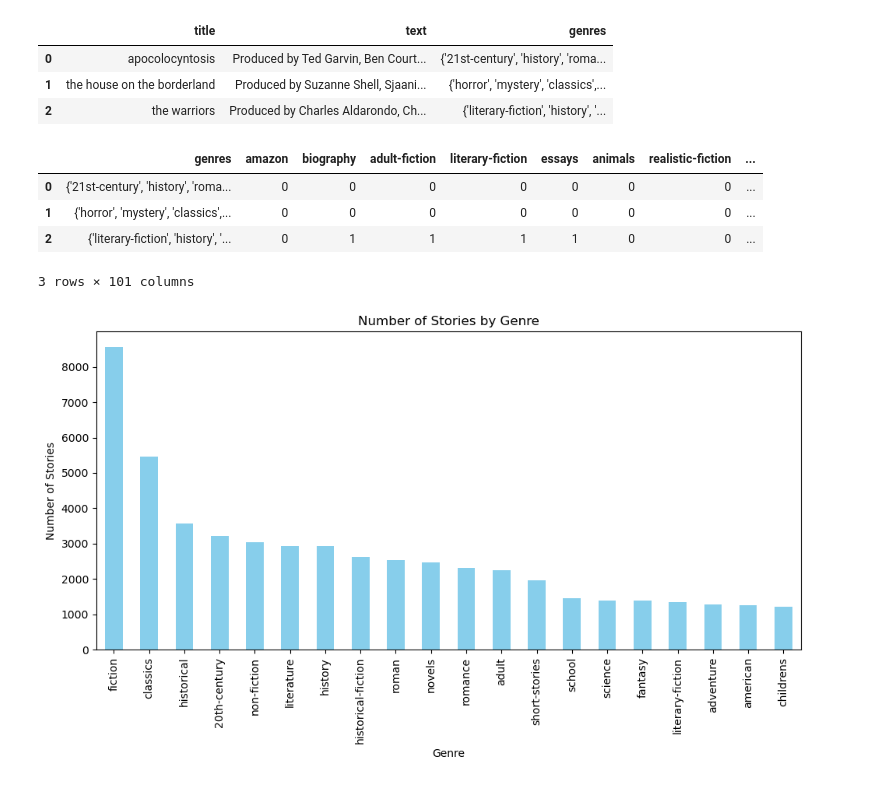
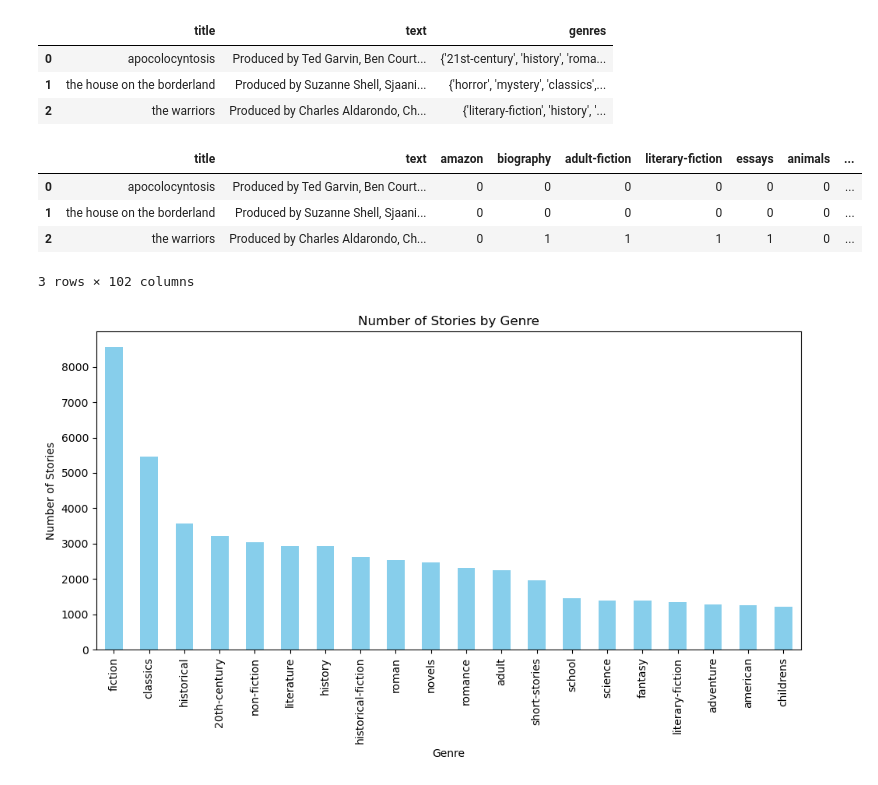
Before and after one commit to LoombaSetu/talk-BERTy-to-me, a Jupyter notebook: exploration.ipynb, the cells around one changed output. Drawn from its saved outputs; the diff is of its cells as text; code cells hidden in the pictures.

```diff
--- a/exploration.ipynb
+++ b/exploration.ipynb
@@ -33,19 +33,20 @@ universal_set_list = list(universal_set)
 # %%
-def OneHotEncodeGenres(genres):
-    return [1 if genre in genres else 0 for genre in universal_set_list]
+# def OneHotEncodeGenres(genres):
+#     return [1 if genre in genres else 0 for genre in universal_set_list]
 
-data_gutenberg.loc[:,'genre_one_hot'] = data_gutenberg['genres'].apply(lambda x: OneHotEncodeGenres(x))
+# data_gutenberg.loc[:,'genre_one_hot'] = data_gutenberg['genres'].apply(lambda x: OneHotEncodeGenres(x))
 # %%
-genre_df = pd.DataFrame(data_gutenberg['genres'])
 for genre in universal_set_list:
-    genre_df[genre] = genre_df['genres'].apply(lambda x: 1 if genre in x else 0)
+    data_gutenberg[genre] = data_gutenberg['genres'].apply(lambda x: 1 if genre in x else 0)
 
-genre_df.head(3)
+data_gutenberg.drop(columns=['genres'], inplace=True)
-# %% [output]
-|  | genres | amazon | biography | adult-fiction | literary-fiction | essays | animals | realistic-fiction | ... |
-| 0 | {'21st-century', 'history', 'roma... | 0 | 0 | 0 | 0 | 0 | 0 | 0 | ... |
-| 1 | {'horror', 'mystery', 'classics',... | 0 | 0 | 0 | 0 | 0 | 0 | 0 | ... |
-| 2 | {'literary-fiction', 'history', '... | 0 | 1 | 1 | 1 | 1 | 0 | 0 | ... |
-3 rows × 101 columns
+# %%
+data_gutenberg.head(3)
+# %% [output]
+|  | title | text | amazon | biography | adult-fiction | literary-fiction | essays | animals | ... |
+| 0 | apocolocyntosis | Produced by Ted Garvin, Ben Court... | 0 | 0 | 0 | 0 | 0 | 0 | ... |
+| 1 | the house on the borderland | Produced by Suzanne Shell, Sjaani... | 0 | 0 | 0 | 0 | 0 | 0 | ... |
+| 2 | the warriors | Produced by Charles Aldarondo, Ch... | 0 | 1 | 1 | 1 | 1 | 0 | ... |
+3 rows × 102 columns
 # %%
 #Plotting number of stories by genre
```
Also changed, not shown: parts of 8 cells of this notebook.
